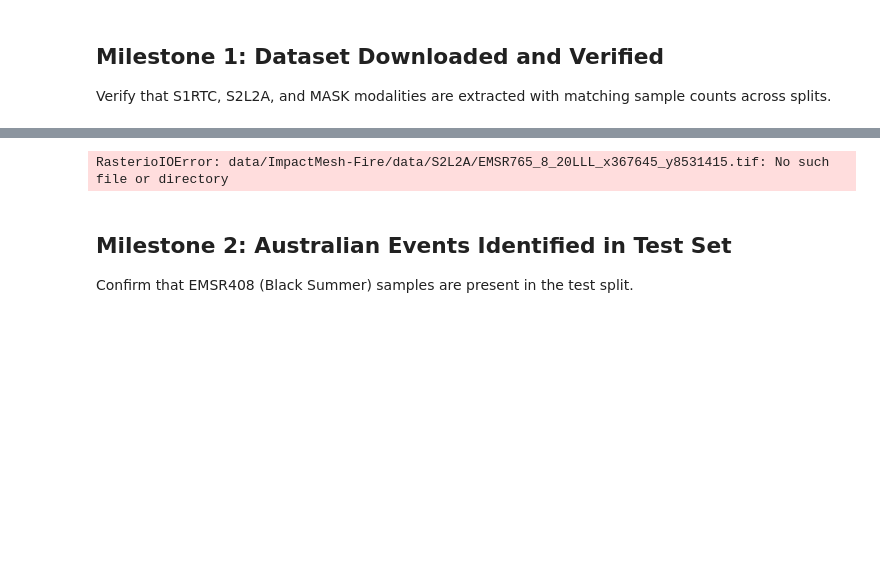
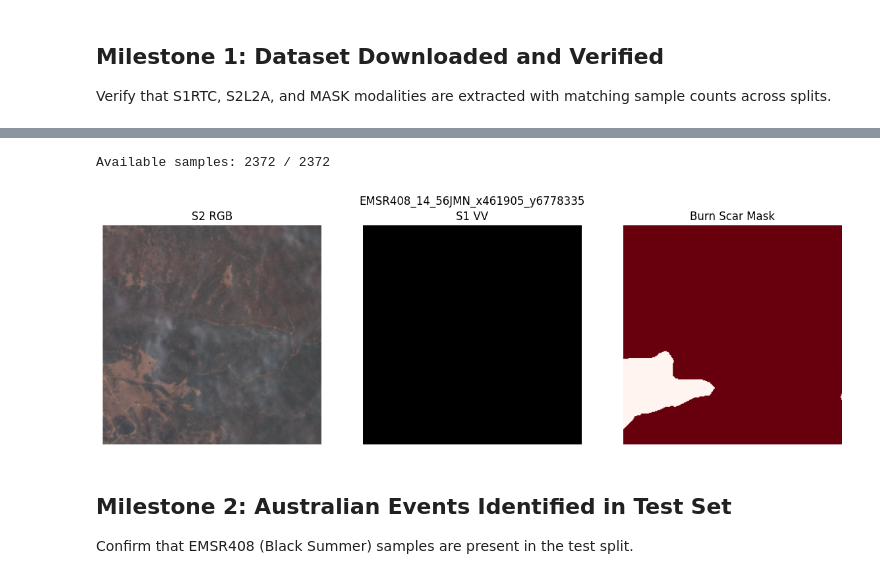
Before and after one commit to csiro-easi/easi-firescars, a Jupyter notebook: workflow.ipynb, the cells around one changed output, grey strips where cells are left out. Drawn from its saved outputs; the diff is of its cells as text; code cells hidden in the pictures; blank space fills up the shorter version.

```diff
--- a/workflow.ipynb
+++ b/workflow.ipynb
@@ -74,12 +79,15 @@ Total: 22066
 # %%
-# Visual check: display a random sample
+# Visual check: display a random sample (only uses data files present on disk)
 import random
-ds = ImpactMeshFireDataset(str(DATA_ROOT), split="train")
+ds = ImpactMeshFireDataset(str(DATA_ROOT), split=TRAIN_SPLIT)
+print(f"Available samples: {len(ds)} / {len(get_split_samples(DATA_ROOT, TRAIN_SPLIT))}")
+assert len(ds) > 0, "No complete samples found on disk. Re-run: bash setup.sh"
 idx = random.randint(0, len(ds) - 1)
 sample = ds[idx]
-display_sample(sample["image"].numpy(), sample["mask"].numpy(), train_samples[idx])
+display_sample(sample["image"].numpy(), sample["mask"].numpy(), ds.samples[idx])
 # %% [output]
-RasterioIOError: data/ImpactMesh-Fire/data/S2L2A/EMSR765_8_20LLL_x367645_y8531415.tif: No such file or directory
+Available samples: 2372 / 2372
+[figure, added]
 # %% [markdown]
 ## Milestone 2: Australian Events Identified in Test Set
 
```
Also changed, not shown: parts of 10 cells of this notebook, 4 other files.
